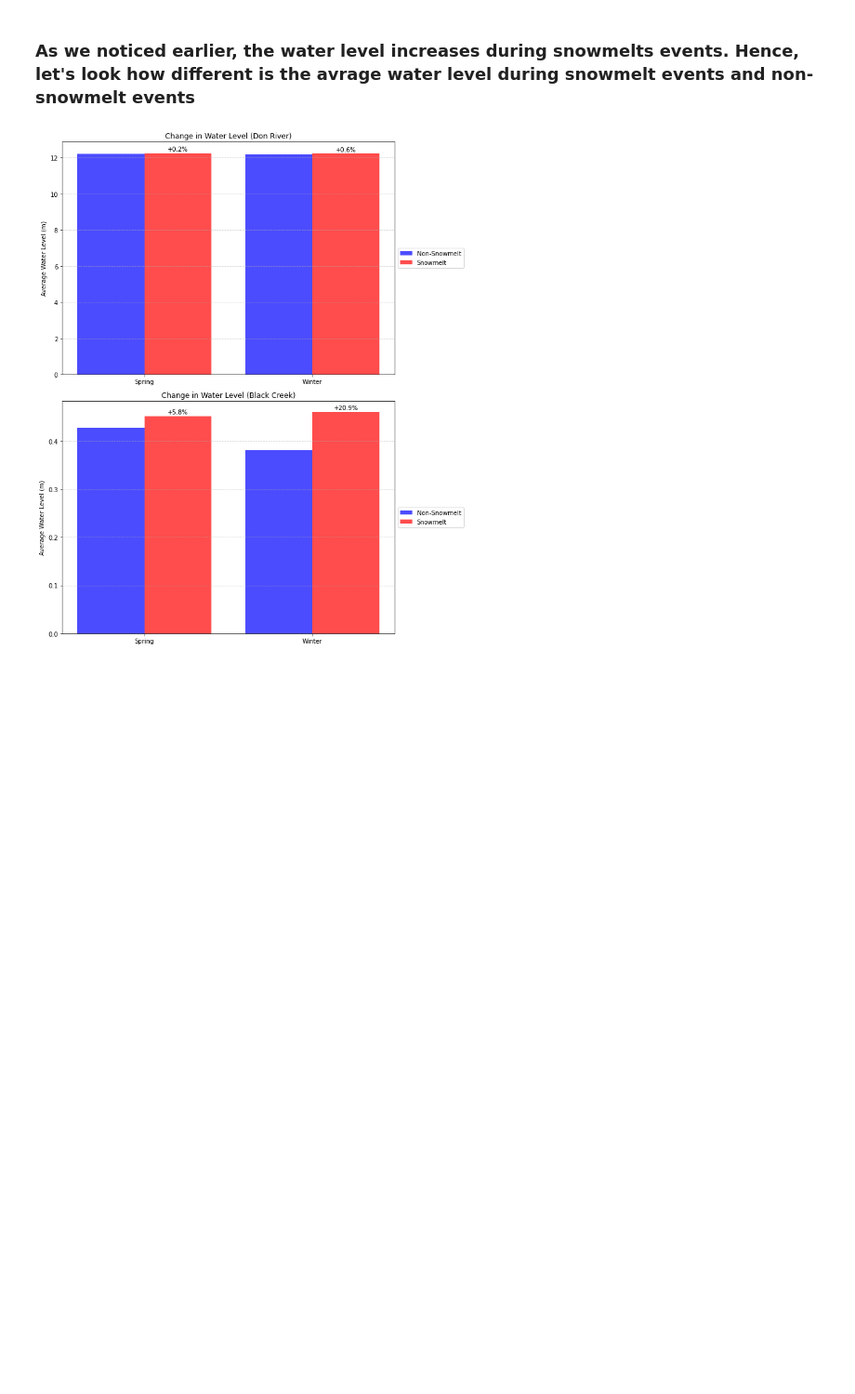
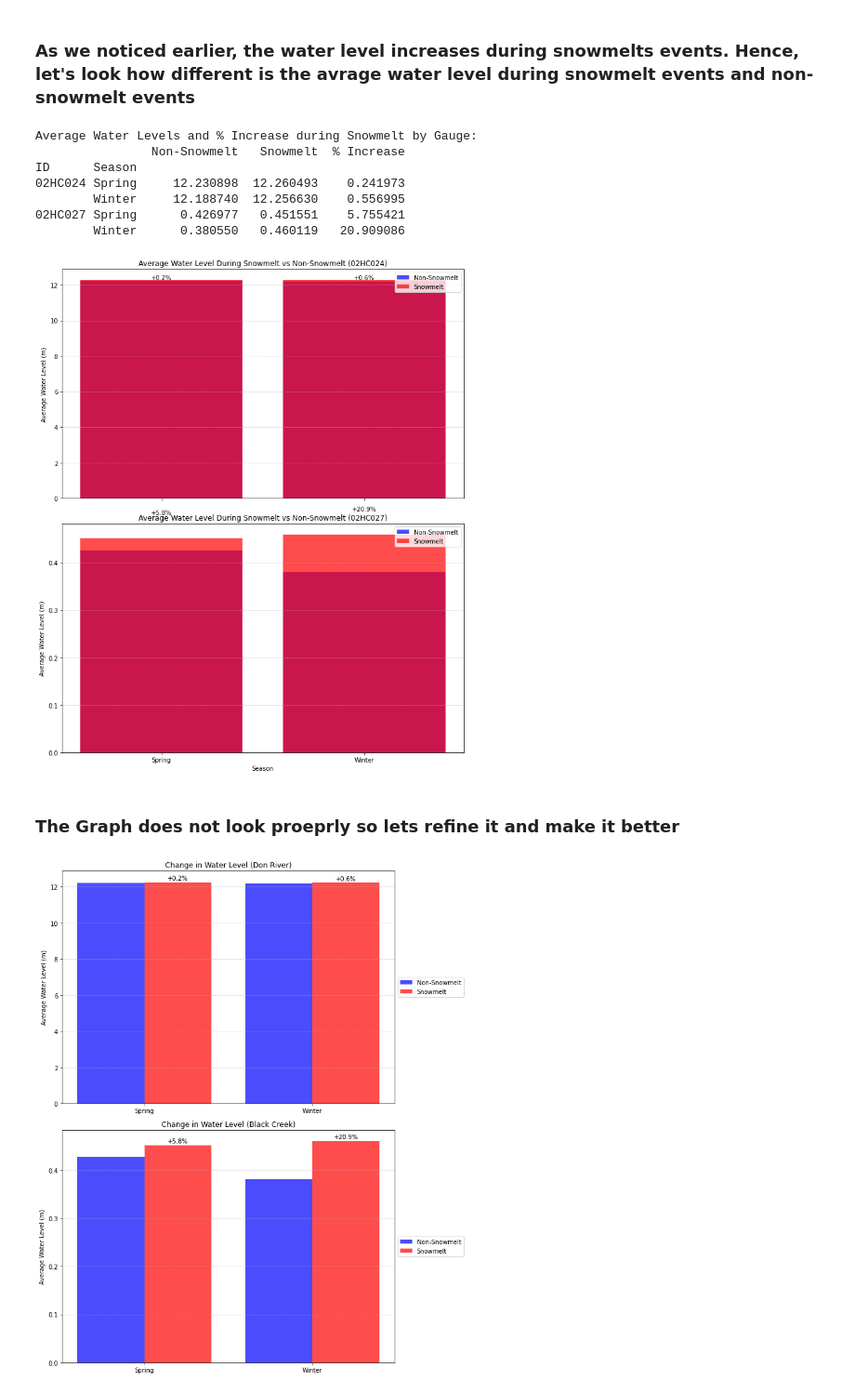
Before and after one commit to Lyimo-The-Destroyer/Papas-Piazzeria, a Jupyter notebook: Code Material/Flow data analysis.ipynb, the cells around one changed output. Shown at 93% size. Saved outputs shown, nothing was run; the diff lists cells and outputs as text; code cells hidden in the pictures; blank space fills up the shorter version.

```diff
--- a/Code Material/Flow data analysis.ipynb
+++ b/Code Material/Flow data analysis.ipynb
@@ -1101,6 +1117,82 @@ plt.show()
 [figure]
 # %% [markdown]
 ### As we noticed earlier, the water level increases during snowmelts events. Hence, let's look how different is the avrage water level during snowmelt events and non-snowmelt events
+# %%
+# Step 1: Add a column indicating snowmelt periods
+flow_data_merged["is_snowmelt"] = False  # Default to non-snowmelt
+
+# Mark snowmelt periods in the flow_data_merged DataFrame
+for _, row in snowmelt_data.iterrows():
+    flow_data_merged.loc[
+        (flow_data_merged["Date"] >= row["start_date"]) & (flow_data_merged["Date"] <= row["end_date"]),
+        "is_snowmelt"
+    ] = True
+
+# Step 2: Add a season column
+def get_season(month):
+    if month in [12, 1, 2]:
+        return "Winter"
+    elif month in [3, 4, 5]:
+        return "Spring"
+    else:
+        return "Other"
+
+flow_data_merged["Season"] = flow_data_merged["Date"].dt.month.apply(get_season)
+
+# Step 3: Filter for winter and spring
+filtered_data = flow_data_merged[flow_data_merged["Season"].isin(["Winter", "Spring"])]
+
+# Step 4: Calculate average water level for snowmelt and non-snowmelt periods for each gauge and season
+avg_wl_by_gauge = filtered_data.groupby(["ID", "Season", "is_snowmelt"])["water_level"].mean().reset_index()
+avg_wl_by_gauge = avg_wl_by_gauge.pivot(index=["ID", "Season"], columns="is_snowmelt", values="water_level")
+avg_wl_by_gauge.columns = ["Non-Snowmelt", "Snowmelt"]
+
+# Step 5: Calculate % increase in WL during snowmelt for each gauge
+avg_wl_by_gauge["% Increase"] = ((avg_wl_by_gauge["Snowmelt"] - avg_wl_by_gauge["Non-Snowmelt"]) / avg_wl_by_gauge["Non-Snowmelt"]) * 100
+
+# Display results
+print("Average Water Levels and % Increase during Snowmelt by Gauge:")
+print(avg_wl_by_gauge)
+
+# Step 6: Visualize results
+import matplotlib.pyplot as plt
+
+fig, axes = plt.subplots(nrows=len(avg_wl_by_gauge.index.levels[0]), ncols=1, figsize=(10, 12), sharex=True)
+
+for (gauge_id, gauge_data), ax in zip(avg_wl_by_gauge.groupby(level=0), axes):
+    gauge_data = gauge_data.reset_index()
+    ax.bar(gauge_data["Season"], gauge_data["Non-Snowmelt"], color="blue", label="Non-Snowmelt", alpha=0.7)
+    ax.bar(gauge_data["Season"], gauge_data["Snowmelt"], color="red", label="Snowmelt", alpha=0.7)
+
+    # Add % increase text annotations
+    for i, row in gauge_data.iterrows():
+        ax.text(
+            i, row["Snowmelt"] + 0.05,
+            f"+{row['% Increase']:.1f}%",
+            ha="center",
+            fontsize=10,
+            color="black"
+        )
+
+    ax.set_title(f"Average Water Level During Snowmelt vs Non-Snowmelt ({gauge_id})")
+    ax.set_ylabel("Average Water Level (m)")
+    ax.legend()
+    ax.grid(axis="y", linestyle="--", alpha=0.6)
+
+plt.xlabel("Season")
+plt.tight_layout()
+plt.show()
+# %% [output]
+Average Water Levels and % Increase during Snowmelt by Gauge:
+                Non-Snowmelt   Snowmelt  % Increase
+ID      Season
+02HC024 Spring     12.230898  12.260493    0.241973
+        Winter     12.188740  12.256630    0.556995
+02HC027 Spring      0.426977   0.451551    5.755421
+        Winter      0.380550   0.460119   20.909086
+[figure, added]
+# %% [markdown]
+### The Graph does not look proeprly so lets refine it and make it better
 # %%
 # Plot for Gauge 02HC024
 plt.figure(figsize=(10, 12))
```
Also changed, not shown: parts of 4 cells of this notebook.
